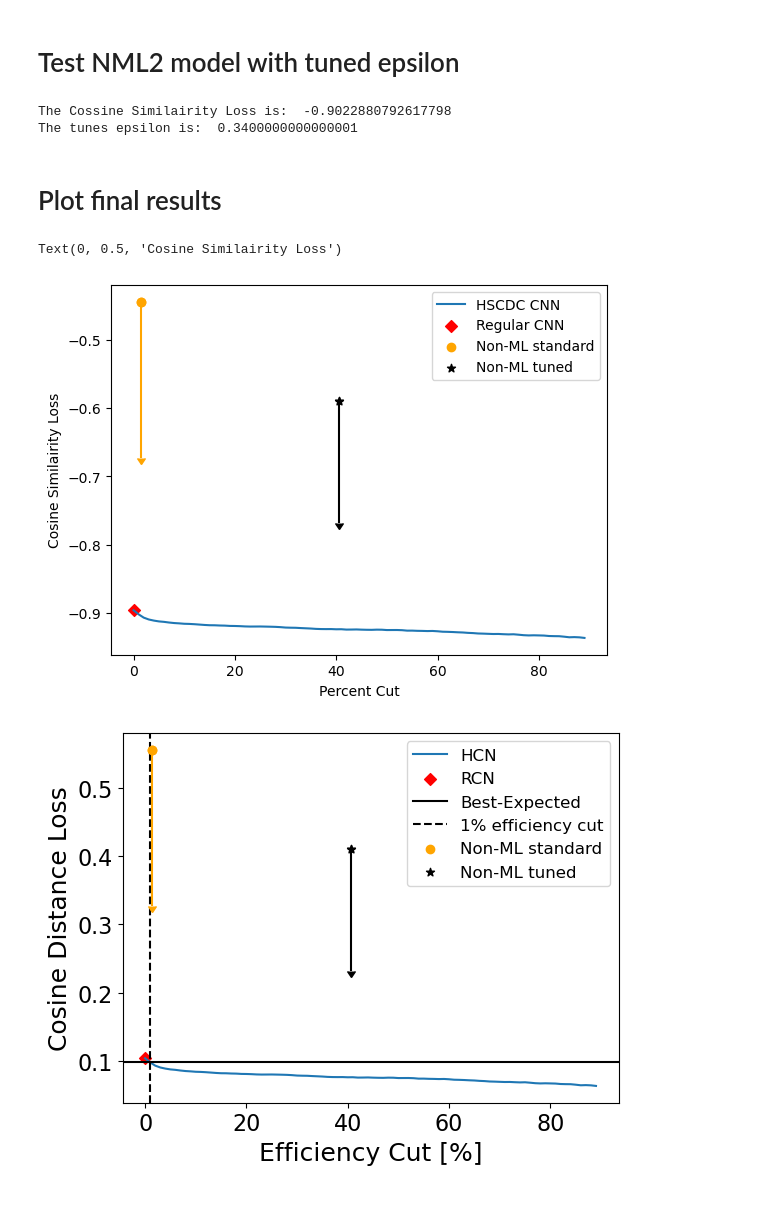
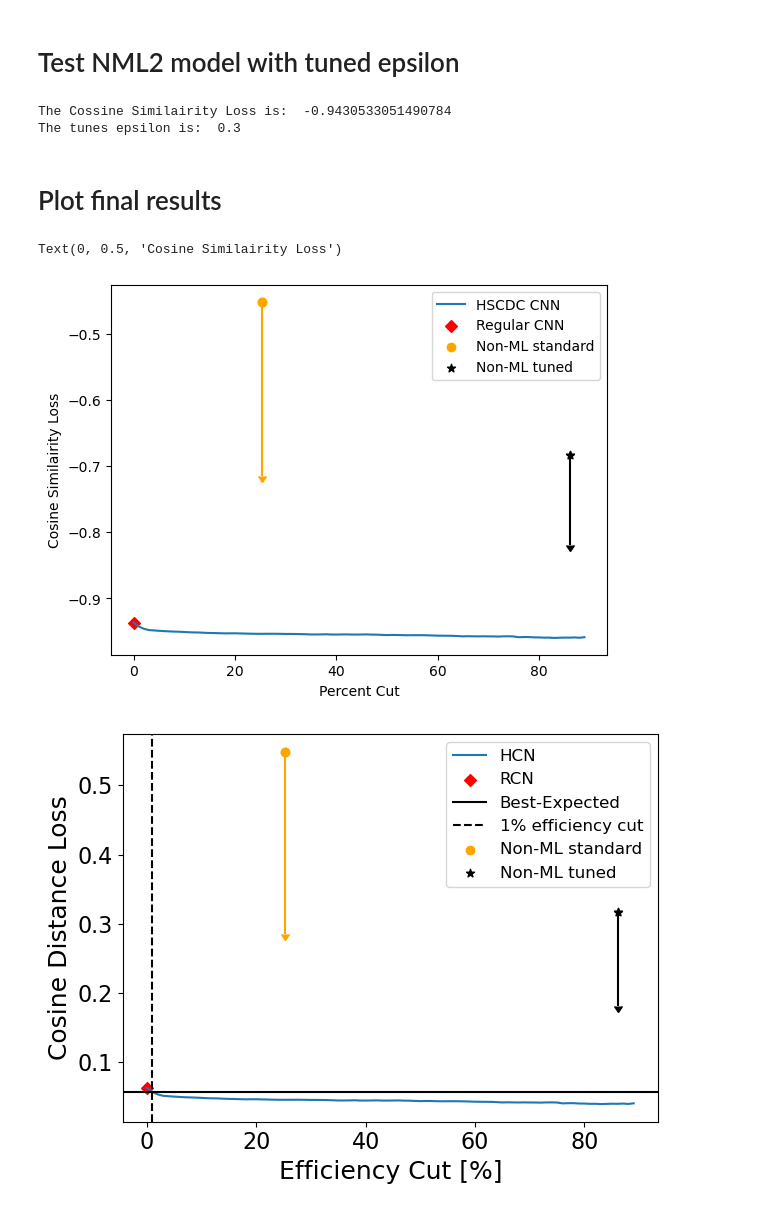
Before and after one commit to mghrear/3D_Heteroscedastic_Convnet, a Jupyter notebook: test_models.ipynb, the cells around one changed output. Cells and saved outputs as stored; diff of their text form; code cells hidden in the pictures.

Commit message:
added penalty term and performance plot

```diff
--- a/test_models.ipynb
+++ b/test_models.ipynb
@@ -23,9 +24,9 @@ Using cuda device
 ########################################
 ########################################
 # Select Energy (40 or 50 keV)
-Energy = 40
+Energy = 50
 # Select diff amount (H or L)
-Diff = 'H'
+Diff = 'L'
 ########################################
 ########################################
 # %%
@@ -117,7 +118,7 @@ pers = np.percentile(K_pred_HSCDC,eff)
 eff_loss = []
 # Compute Head/Taill eff at each percentile
 HT_eff = []
-# Compute axial performance at each percentile
+# Compute mean axial mismeasurment performance at each percentile
 AP = []
 
 for per in pers:
@@ -130,7 +131,7 @@ for per in pers:
 
     vals = CS(v_pred_cut,v_true_cut)
     HT_eff += [torch.sum(vals>0).item() / len(vals)]
-    AP += [torch.mean(-1.0*torch.abs(CS(v_pred_cut,v_true_cut)))]
+    AP += [torch.mean(torch.arccos(vals*torch.sign(vals))).item()]
 # %%
 # Visualize how the predictions can be improved by cutting on Kappa
 plt.plot(eff,eff_loss, label = "HSCDC CNN")
@@ -311,8 +330,8 @@ NML2_eps = df_NML2.iloc[NML2_tuned].epsilon.item()
 print("The Cossine Similairity Loss is: ", NML2_loss)
 print("The tunes epsilon is: ", NML2_eps)
 # %% [output]
-The Cossine Similairity Loss is:  -0.9022880792617798
-The tunes epsilon is:  0.3400000000000001
+The Cossine Similairity Loss is:  -0.9430533051490784
+The tunes epsilon is:  0.3
 # %% [markdown]
 # Plot final results
 # %%
@@ -337,33 +356,33 @@ plt.xlabel("Percent Cut")
 plt.ylabel("Cosine Similairity Loss")
 # %% [output]
 Text(0, 0.5, 'Cosine Similairity Loss')
-[figure, old version]
+[figure, new version]
 # %%
 #Plot the performance of the NML2 methods alongside the convnets
 
 
 plt.plot(eff,1+np.array(eff_loss), label = "HCN")
 plt.scatter([0],[1+CNN_Loss], marker="D", color = 'r', label = "RCN")
 
 plt.axhline(1+NML2_loss,color = 'k', label = "Best-Expected")
 int_id = idx = (np.abs(np.array(eff_loss) - NML2_loss)).argmin()
 plt.axvline(eff[int_id],color = 'k',ls='--', label=str(eff[int_id])+"% efficiency cut")
 
 # Double plot as a has to format the legend properly
 plt.scatter([100*(1-NML_eff)], [1+NML_Loss], marker='o', color = 'orange', label = "Non-ML standard")
 plt.errorbar([100*(1-NML_eff)], [1+NML_Loss], yerr=[ np.abs(NML_Loss-NML_Loss_cheat) ], uplims=[1], fmt='o', color = 'orange')
 
 # Double plot as a has to format the legend properly
 plt.scatter([100*(1-Eff_tuned)], [1+Loss_tuned], marker='*', color = 'k', label = "Non-ML tuned")
 plt.errorbar([100*(1-Eff_tuned)], [1+Loss_tuned], yerr=[ np.abs(Loss_tuned-Loss_tuned_cheat) ], uplims=[1], fmt='*', color = 'k')
 
 
 plt.legend( fontsize=12)
 plt.xlabel("Efficiency Cut [%]", fontsize=18)
 plt.ylabel("Cosine Distance Loss", fontsize=18)
 plt.xticks(fontsize=16)
 plt.yticks(fontsize=16)
-
+plt.tight_layout()
 plt.savefig(str(Energy)+"keV_"+Diff+"Diff.pdf")
 # %% [output]
-[figure, old version]
+[figure, new version]
```
Also changed, not shown: parts of 25 cells of this notebook, 15 other files.
